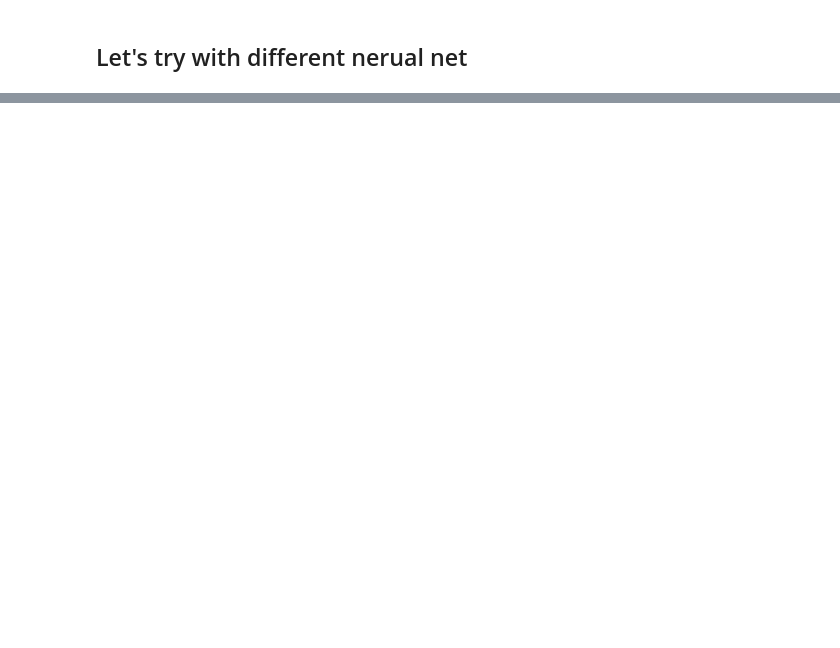
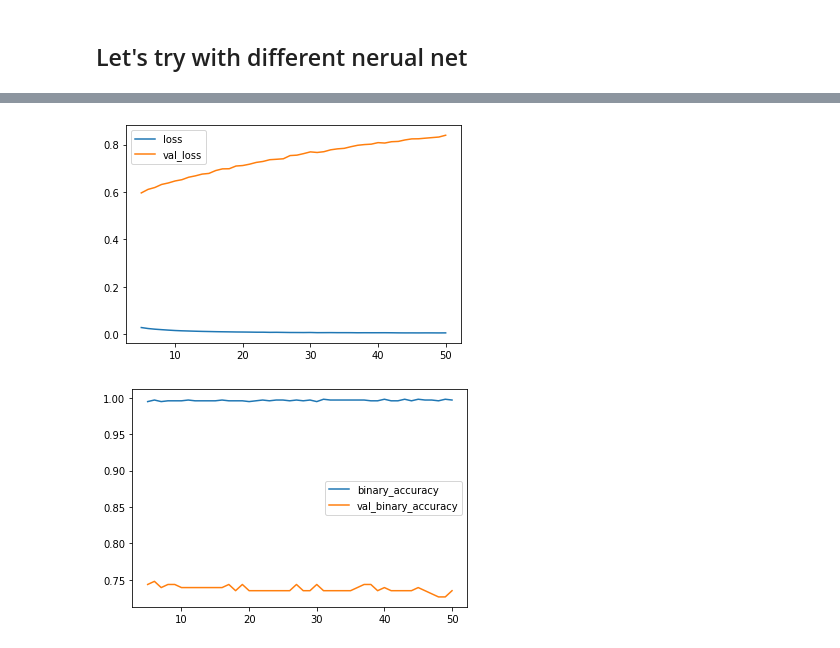
Before and after one commit to bjpietrzak/MachineLearningPractice, a Jupyter notebook: projekt.ipynb, the cells around one changed output, grey strips where cells are left out. Saved outputs shown, nothing was run; the diff lists cells and outputs as text; code cells hidden in the pictures; blank space fills up the shorter version.

```diff
--- a/projekt.ipynb
+++ b/projekt.ipynb
@@ -364,0 +394,12 @@ NameError: name 'SimpleRNN' is not defined
+# %%
+history_rc = model_dl.fit(
+    X_train, y_train,
+    validation_data=(X_test, y_test),
+    batch_size=18,
+    epochs=1000,
+    callbacks=[early_stopping],
+    verbose=0,
+)
+
+summarize(history_rc)
+# %% [output]
@@ -364,0 +408,2 @@ NameError: name 'SimpleRNN' is not defined
+[figure, added]
+[figure, added]
```
Also changed, not shown: parts of 19 cells of this notebook.
